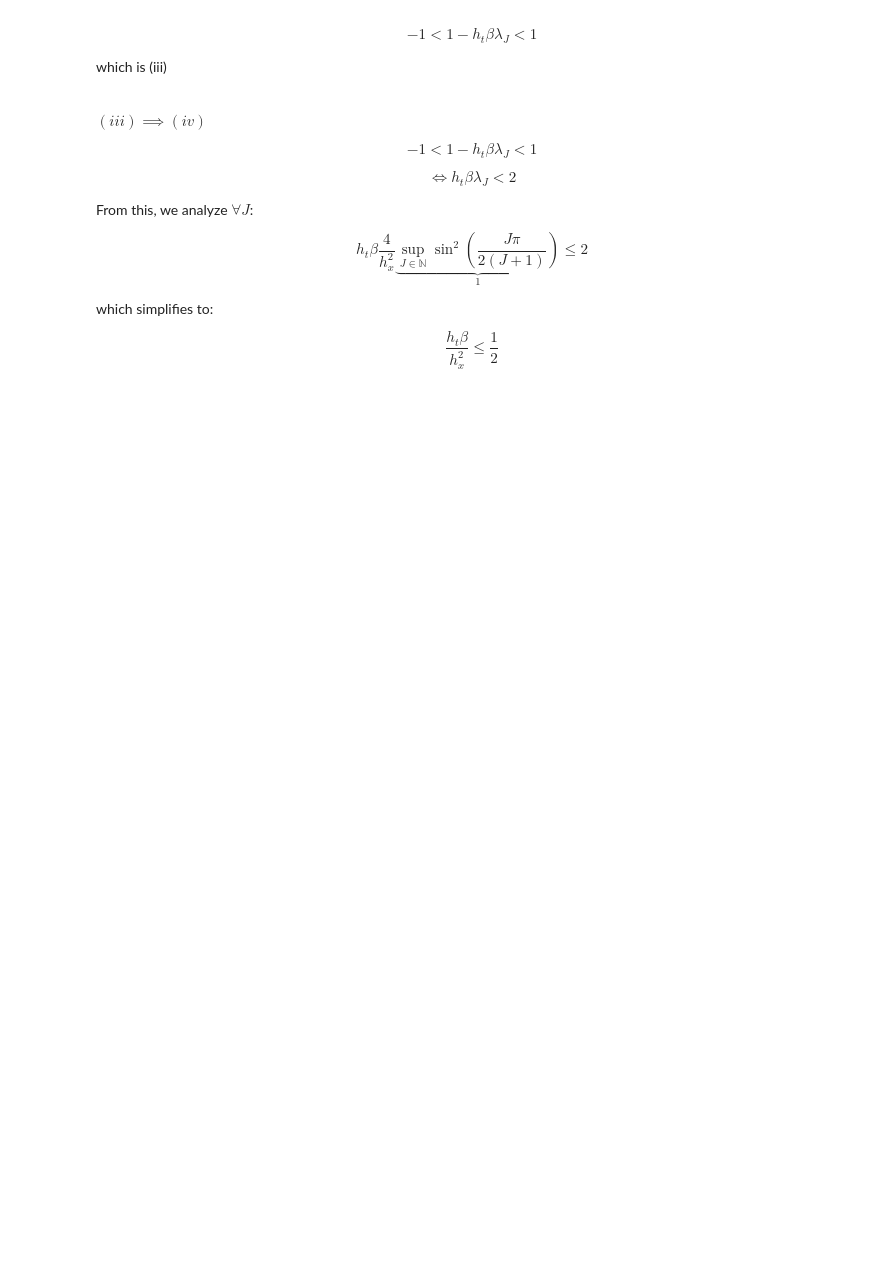
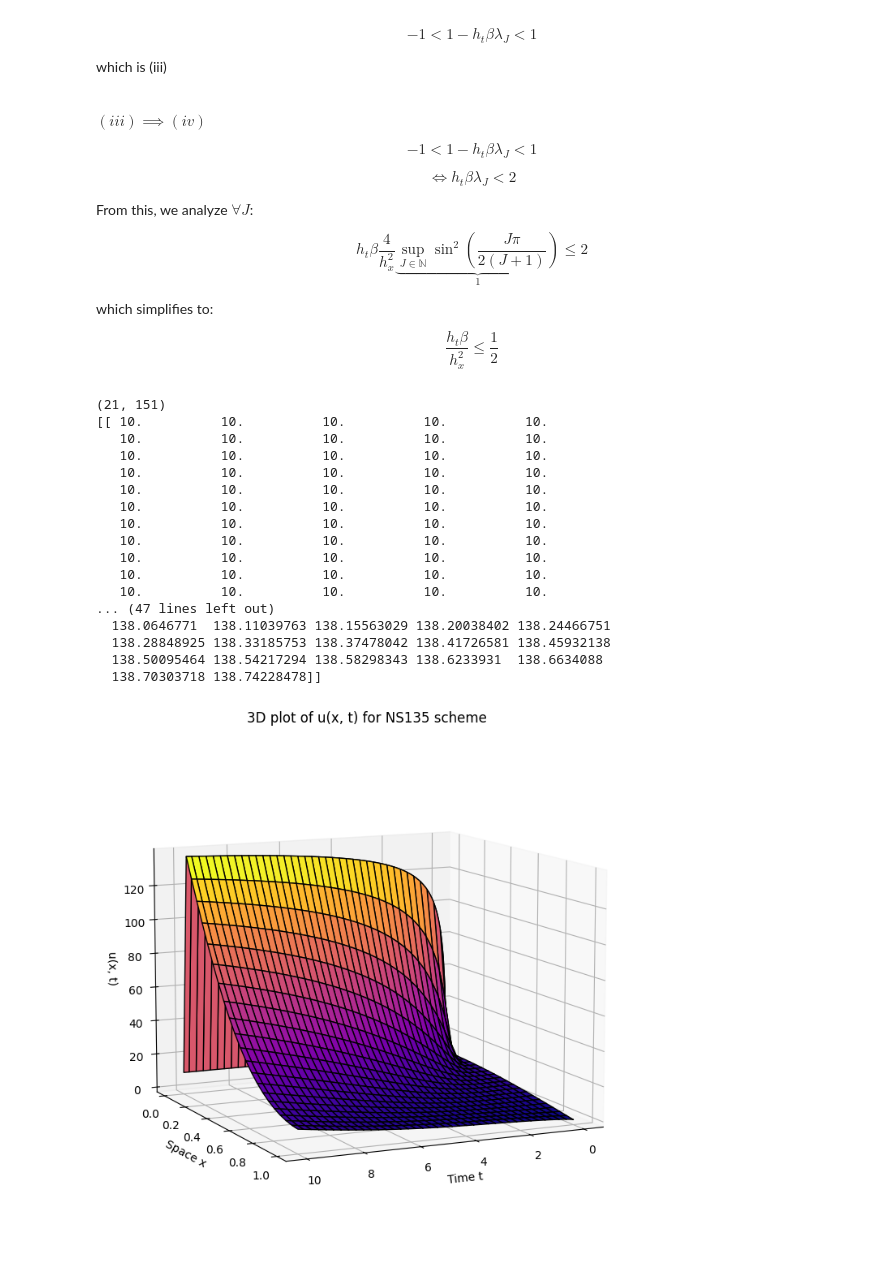
Before and after one commit to Iluann/num_analysis, a Jupyter notebook: notebook.ipynb, the cells around one changed output. Cells and saved outputs as stored; diff of their text form; code cells hidden in the pictures; blank space fills up the shorter version.

```diff
--- a/notebook.ipynb
+++ b/notebook.ipynb
@@ -495,0 +504,48 @@ def euler_forward(T,beta, L,J, N, u1):
+# %%
+import matplotlib.pyplot as plt
+from mpl_toolkits.mplot3d import Axes3D
+T=10
+beta=1e-3
+L=1
+J=20
+N=150
+# Plotting for
+V, t, x = euler_forward(T,0.01, L,J, N, 10)
+print(V[0:2,:])
+# Create meshgrid for plotting
+T_mesh, X_mesh = np.meshgrid(t, x)
+
+# 3D Surface Plot
+fig = plt.figure(figsize=(10, 7))
+ax = fig.add_subplot(111, projection='3d')
+ax.plot_surface(T_mesh, X_mesh, V, cmap='plasma', edgecolor='k')
+
+ax.set_xlabel('Time t')
+ax.set_ylabel('Space x')
+ax.set_zlabel('u(x, t)')
+ax.set_title('3D plot of u(x, t) for NS135 scheme')
+
+
+
+ax.view_init(10, 65)
+plt.tight_layout()
+plt.show()
+# %% [output]
+(21, 151)
+[[ 10.          10.          10.          10.          10.
+   10.          10.          10.          10.          10.
+   10.          10.          10.          10.          10.
+   10.          10.          10.          10.          10.
+   10.          10.          10.          10.          10.
+   10.          10.          10.          10.          10.
+   10.          10.          10.          10.          10.
+   10.          10.          10.          10.          10.
+   10.          10.          10.          10.          10.
+   10.          10.          10.          10.          10.
+   10.          10.          10.          10.          10.
+... (47 lines left out)
+  138.0646771  138.11039763 138.15563029 138.20038402 138.24466751
+  138.28848925 138.33185753 138.37478042 138.41726581 138.45932138
+  138.50095464 138.54217294 138.58298343 138.6233931  138.6634088
+  138.70303718 138.74228478]]
+[figure, added]
```
Also changed, not shown: parts of 1 cell of this notebook.
